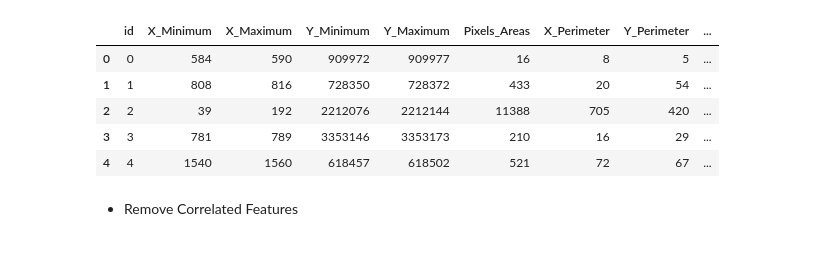
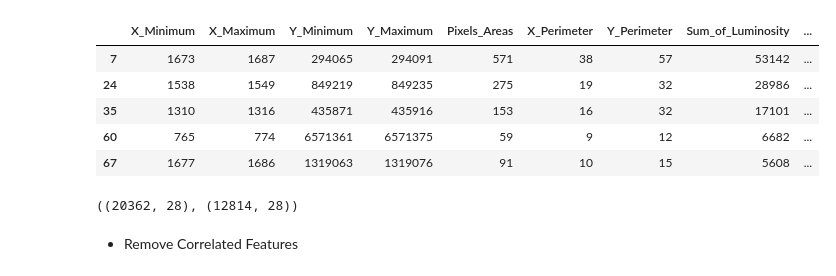
Before and after one commit to hardboyvino/kaggle_competition, a Jupyter notebook: playground_4.3/models.ipynb, the cells around one changed output. Cells and saved outputs as stored; diff of their text form; code cells hidden in the pictures.

```diff
--- a/playground_4.3/models.ipynb
+++ b/playground_4.3/models.ipynb
@@ -39,0 +61,3 @@ train.shape, test.shape
+# %%
+original_dataset_cols = list(train.columns)
+original_dataset_cols
@@ -39,0 +82,3 @@ train.shape, test.shape
+# %%
+original.columns = original_dataset_cols
+original.head()
@@ -39,0 +92,4 @@ train.shape, test.shape
+# %%
+# Concat the train and original dataset
+combined_df = pd.concat([train, original], axis=0).reset_index(drop=True)
+combined_df.tail()
@@ -76,0 +129,3 @@ train.head()
+# %%
+combined_df = reformat_data(combined_df)
+combined_df.head()
@@ -79,16 +141,20 @@ TARGET = 'target'
 # %%
 label_encoder = LabelEncoder()
 
-label_encoder.fit(train[TARGET])
+label_encoder.fit(combined_df[TARGET])
 
-train[TARGET] = label_encoder.transform(train[TARGET])
+combined_df[TARGET] = label_encoder.transform(combined_df[TARGET])
 
-train.head()
+combined_df.head()
 # %% [output]
-|  | id | X_Minimum | X_Maximum | Y_Minimum | Y_Maximum | Pixels_Areas | X_Perimeter | Y_Perimeter | ... |
-| 0 | 0 | 584 | 590 | 909972 | 909977 | 16 | 8 | 5 | ... |
-| 1 | 1 | 808 | 816 | 728350 | 728372 | 433 | 20 | 54 | ... |
-| 2 | 2 | 39 | 192 | 2212076 | 2212144 | 11388 | 705 | 420 | ... |
-| 3 | 3 | 781 | 789 | 3353146 | 3353173 | 210 | 16 | 29 | ... |
-| 4 | 4 | 1540 | 1560 | 618457 | 618502 | 521 | 72 | 67 | ... |
+|  | X_Minimum | X_Maximum | Y_Minimum | Y_Maximum | Pixels_Areas | X_Perimeter | Y_Perimeter | Sum_of_Luminosity | ... |
+| 7 | 1673 | 1687 | 294065 | 294091 | 571 | 38 | 57 | 53142 | ... |
+| 24 | 1538 | 1549 | 849219 | 849235 | 275 | 19 | 32 | 28986 | ... |
+| 35 | 1310 | 1316 | 435871 | 435916 | 153 | 16 | 32 | 17101 | ... |
+| 60 | 765 | 774 | 6571361 | 6571375 | 59 | 9 | 12 | 6682 | ... |
+| 67 | 1677 | 1686 | 1319063 | 1319076 | 91 | 10 | 15 | 5608 | ... |
+# %%
+combined_df.shape, test.shape
+# %% [output]
+((20362, 28), (12814, 28))
 # %%
```
Also changed, not shown: parts of 41 cells of this notebook, 7 other files.
